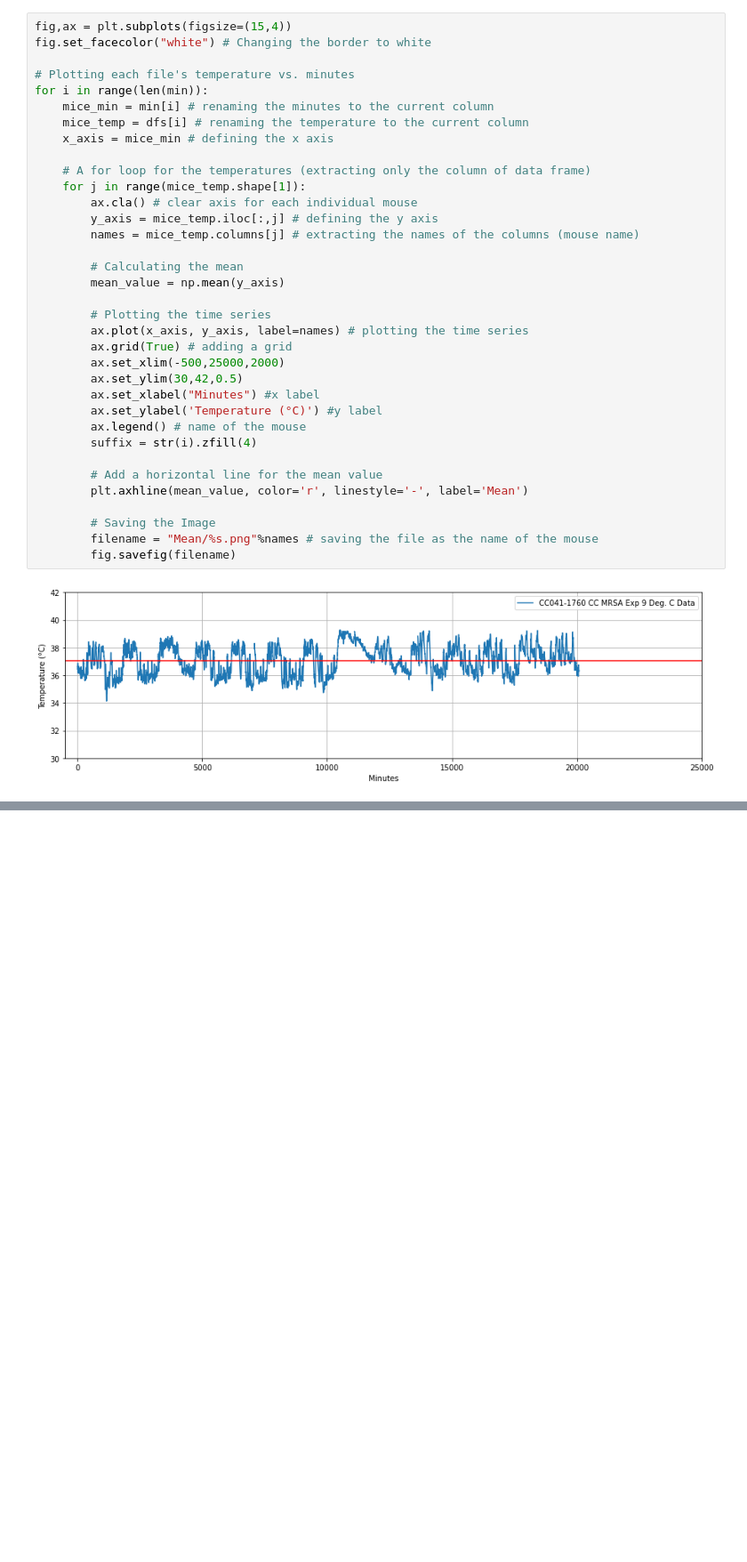
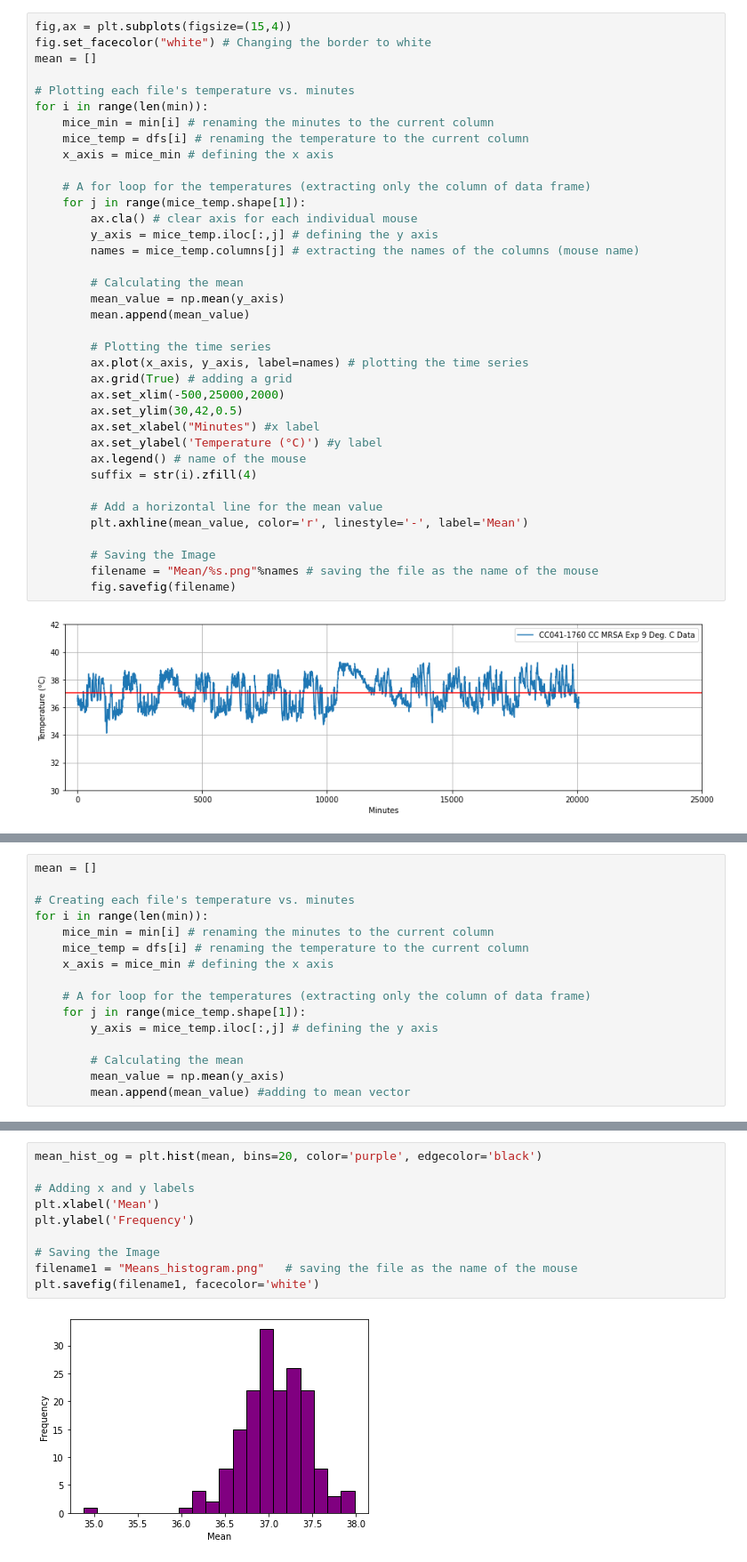
Before and after one commit to sheyaa/caterpillar_mset, a Jupyter notebook: Time_Series_and_Mean.ipynb, the cells around one changed output, grey strips where cells are left out. Shown at 89% size. Drawn from its saved outputs; the diff is of its cells as text; blank space fills up the shorter version.

Commit message:
Added histogram
I created a histogram that displays the distribution of the means

```diff
--- a/Time_Series_and_Mean.ipynb
+++ b/Time_Series_and_Mean.ipynb
@@ -43,6 +43,7 @@ for file in files:
 # %%
 fig,ax = plt.subplots(figsize=(15,4))
 fig.set_facecolor("white") # Changing the border to white
+mean = []
 
 # Plotting each file's temperature vs. minutes
 for i in range(len(min)):
@@ -58,6 +59,7 @@ for i in range(len(min)):
 
         # Calculating the mean
         mean_value = np.mean(y_axis)
+        mean.append(mean_value)
 
         # Plotting the time series
         ax.plot(x_axis, y_axis, label=names) # plotting the time series
@@ -79,0 +84,16 @@ for i in range(len(min)):
+# %%
+mean = []
+
+# Creating each file's temperature vs. minutes
+for i in range(len(min)):
+    mice_min = min[i] # renaming the minutes to the current column
+    mice_temp = dfs[i] # renaming the temperature to the current column
+    x_axis = mice_min # defining the x axis
+
+    # A for loop for the temperatures (extracting only the column of data frame)
+    for j in range(mice_temp.shape[1]):
+        y_axis = mice_temp.iloc[:,j] # defining the y axis
+
+        # Calculating the mean
+        mean_value = np.mean(y_axis)
+        mean.append(mean_value) #adding to mean vector
@@ -79,0 +103,12 @@ for i in range(len(min)):
+# %%
+mean_hist_og = plt.hist(mean, bins=20, color='purple', edgecolor='black')
+
+# Adding x and y labels
+plt.xlabel('Mean')
+plt.ylabel('Frequency')
+
+# Saving the Image
+filename1 = "Means_histogram.png"   # saving the file as the name of the mouse
+plt.savefig(filename1, facecolor='white')
+# %% [output]
+[figure, added]
```
Also changed, not shown: parts of 3 cells of this notebook.
